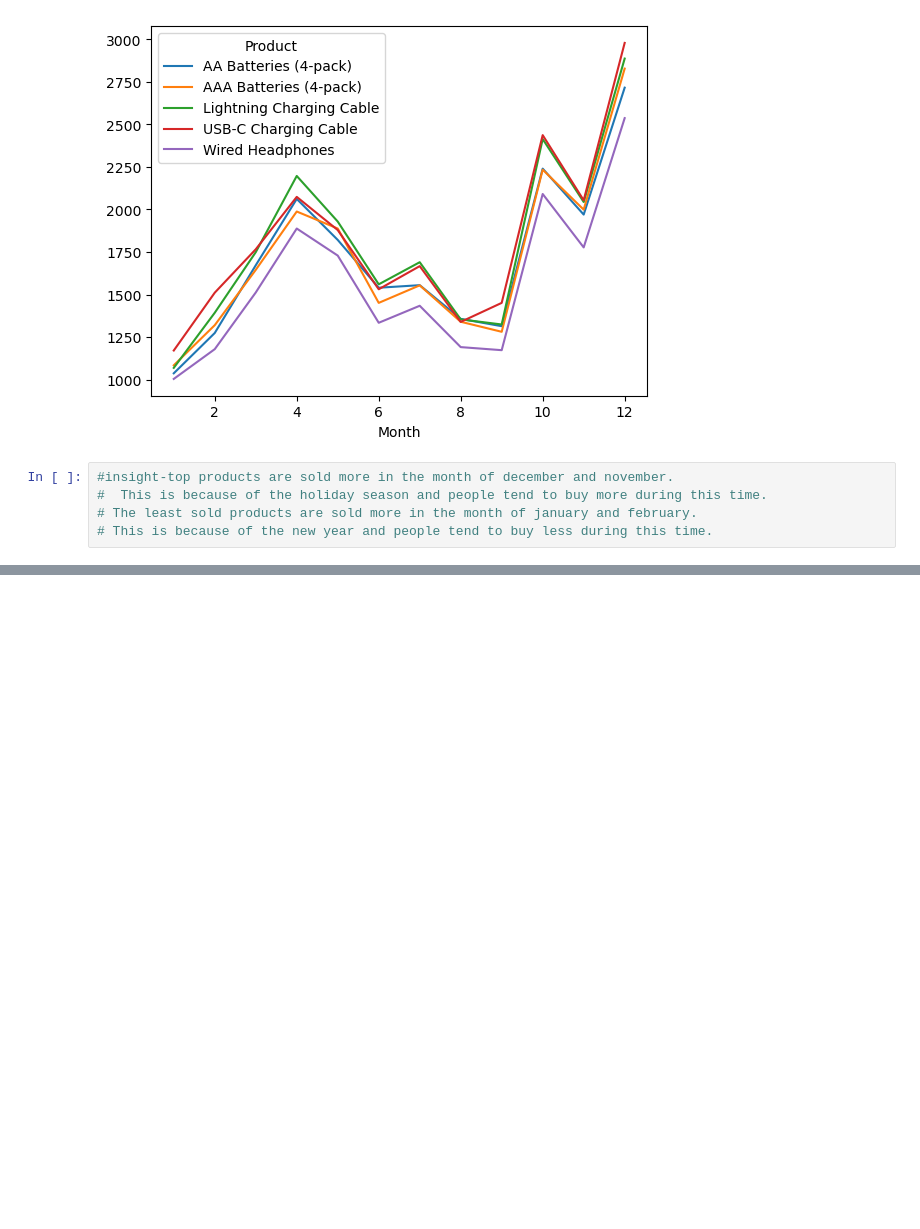
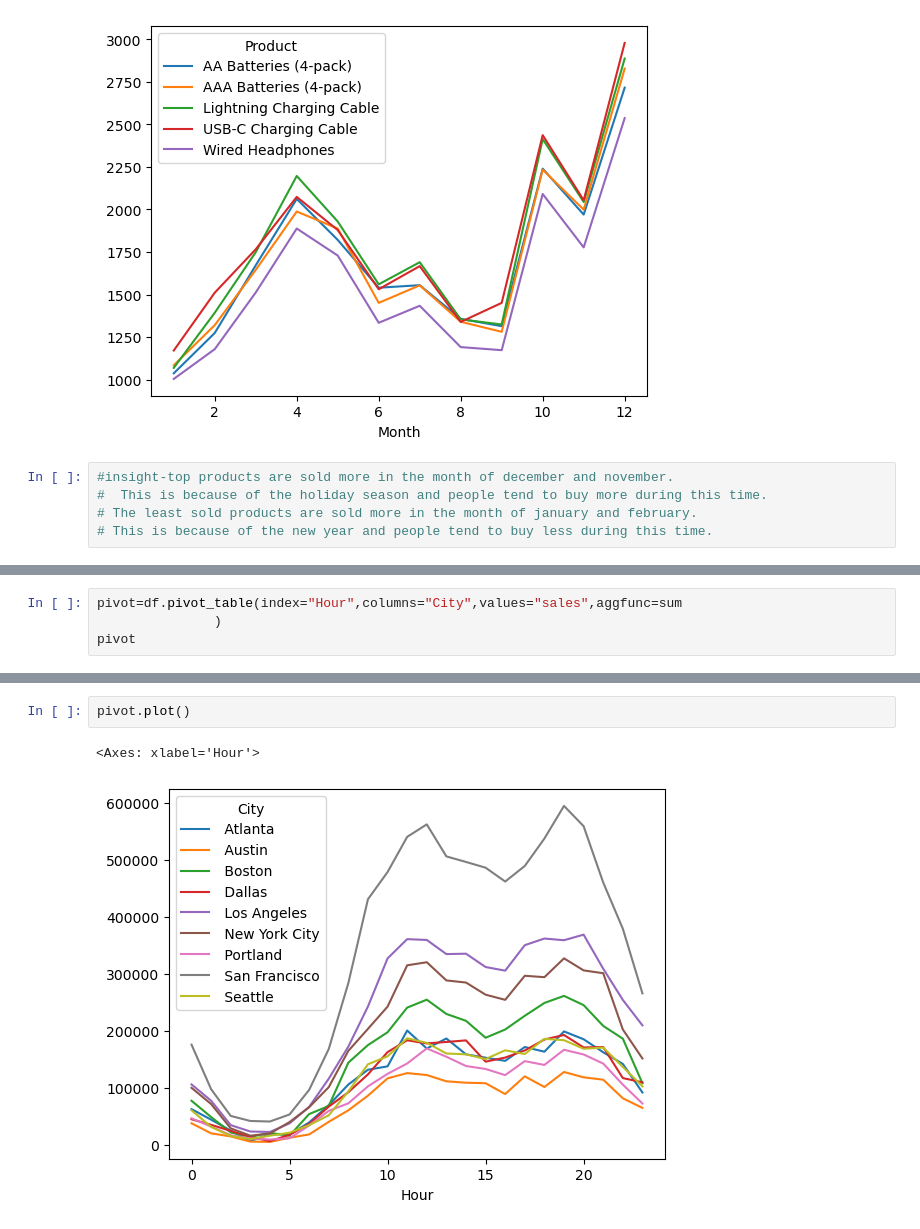
Before and after one commit to ThonteShila/DataAnalytics_Projects, a Jupyter notebook: Sales Data Analytics/Sales_data.ipynb, the cells around one changed output, grey strips where cells are left out. Drawn from its saved outputs; the diff is of its cells as text; blank space fills up the shorter version.

```diff
--- a/Sales Data Analytics/Sales_data.ipynb
+++ b/Sales Data Analytics/Sales_data.ipynb
@@ -393,0 +466,4 @@ pivot.plot()
+# %%
+pivot=df.pivot_table(index="Hour",columns="City",values="sales",aggfunc=sum
+               )
+pivot
@@ -393,0 +489,5 @@ pivot.plot()
+# %%
+pivot.plot()
+# %% [output]
+<Axes: xlabel='Hour'>
+[figure, added]
```
Also changed, not shown: parts of 19 cells of this notebook, 1 other file.
